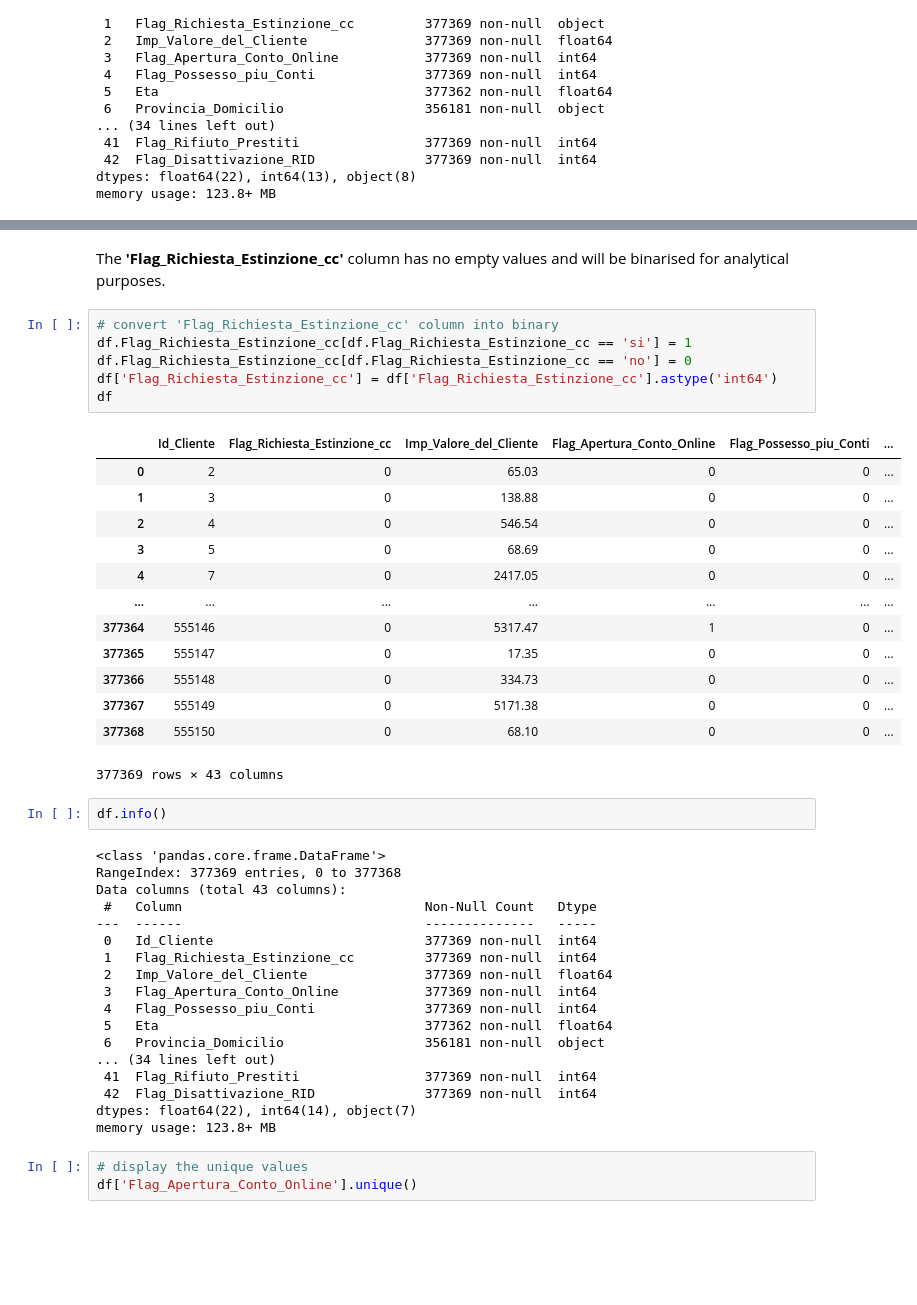
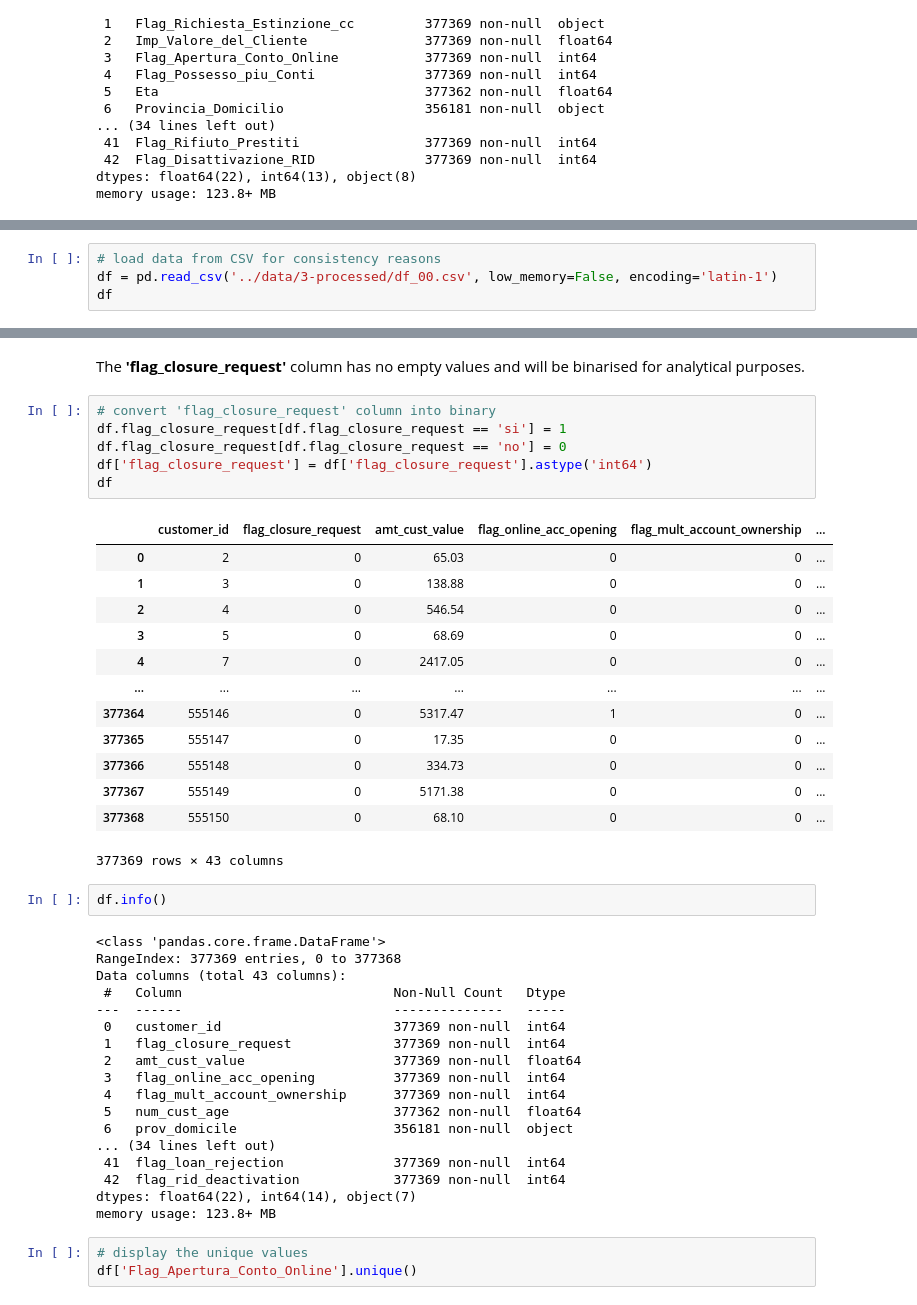
Before and after one commit to fedfioravanti/Bank-Churn-Prediction, a Jupyter notebook: notebooks/Bank-Churn-01-Intro-EDA.ipynb, the cells around one changed output, grey strips where cells are left out. Cells and saved outputs as stored; diff of their text form; blank space fills up the shorter version.

```diff
--- a/notebooks/Bank-Churn-01-Intro-EDA.ipynb
+++ b/notebooks/Bank-Churn-01-Intro-EDA.ipynb
@@ -109,0 +148,4 @@ df.describe()
+# %%
+# load data from CSV for consistency reasons
+df = pd.read_csv('../data/3-processed/df_00.csv', low_memory=False, encoding='latin-1')
+df
@@ -113,15 +169,15 @@ df['Flag_Richiesta_Estinzione_cc'].unique()
 # %% [output]
 array(['no', 'si'], dtype=object)
 # %% [markdown]
-The **'Flag_Richiesta_Estinzione_cc'** column has no empty values and will be binarised for analytical purposes.
+The **'flag_closure_request'** column has no empty values and will be binarised for analytical purposes.
 # %%
-# convert 'Flag_Richiesta_Estinzione_cc' column into binary
-df.Flag_Richiesta_Estinzione_cc[df.Flag_Richiesta_Estinzione_cc == 'si'] = 1
-df.Flag_Richiesta_Estinzione_cc[df.Flag_Richiesta_Estinzione_cc == 'no'] = 0
-df['Flag_Richiesta_Estinzione_cc'] = df['Flag_Richiesta_Estinzione_cc'].astype('int64')
+# convert 'flag_closure_request' column into binary
+df.flag_closure_request[df.flag_closure_request == 'si'] = 1
+df.flag_closure_request[df.flag_closure_request == 'no'] = 0
+df['flag_closure_request'] = df['flag_closure_request'].astype('int64')
 df
 # %% [output]
-|  | Id_Cliente | Flag_Richiesta_Estinzione_cc | Imp_Valore_del_Cliente | Flag_Apertura_Conto_Online | Flag_Possesso_piu_Conti | ... |
+|  | customer_id | flag_closure_request | amt_cust_value | flag_online_acc_opening | flag_mult_account_ownership | ... |
 | 0 | 2 | 0 | 65.03 | 0 | 0 | ... |
 | 1 | 3 | 0 | 138.88 | 0 | 0 | ... |
 | 2 | 4 | 0 | 546.54 | 0 | 0 | ... |
@@ -140,18 +196,18 @@ df.info()
 <class 'pandas.core.frame.DataFrame'>
 RangeIndex: 377369 entries, 0 to 377368
 Data columns (total 43 columns):
- #   Column                               Non-Null Count   Dtype
----  ------                               --------------   -----
- 0   Id_Cliente                           377369 non-null  int64
- 1   Flag_Richiesta_Estinzione_cc         377369 non-null  int64
- 2   Imp_Valore_del_Cliente               377369 non-null  float64
- 3   Flag_Apertura_Conto_Online           377369 non-null  int64
- 4   Flag_Possesso_piu_Conti              377369 non-null  int64
- 5   Eta                                  377362 non-null  float64
- 6   Provincia_Domicilio                  356181 non-null  object
+ #   Column                           Non-Null Count   Dtype
+---  ------                           --------------   -----
+ 0   customer_id                      377369 non-null  int64
+ 1   flag_closure_request             377369 non-null  int64
+ 2   amt_cust_value                   377369 non-null  float64
+ 3   flag_online_acc_opening          377369 non-null  int64
+ 4   flag_mult_account_ownership      377369 non-null  int64
+ 5   num_cust_age                     377362 non-null  float64
+ 6   prov_domicile                    356181 non-null  object
 ... (34 lines left out)
- 41  Flag_Rifiuto_Prestiti                377369 non-null  int64
- 42  Flag_Disattivazione_RID              377369 non-null  int64
+ 41  flag_loan_rejection              377369 non-null  int64
+ 42  flag_rid_deactivation            377369 non-null  int64
 dtypes: float64(22), int64(14), object(7)
 memory usage: 123.8+ MB
 # %%
```
Also changed, not shown: parts of 8 cells of this notebook.
